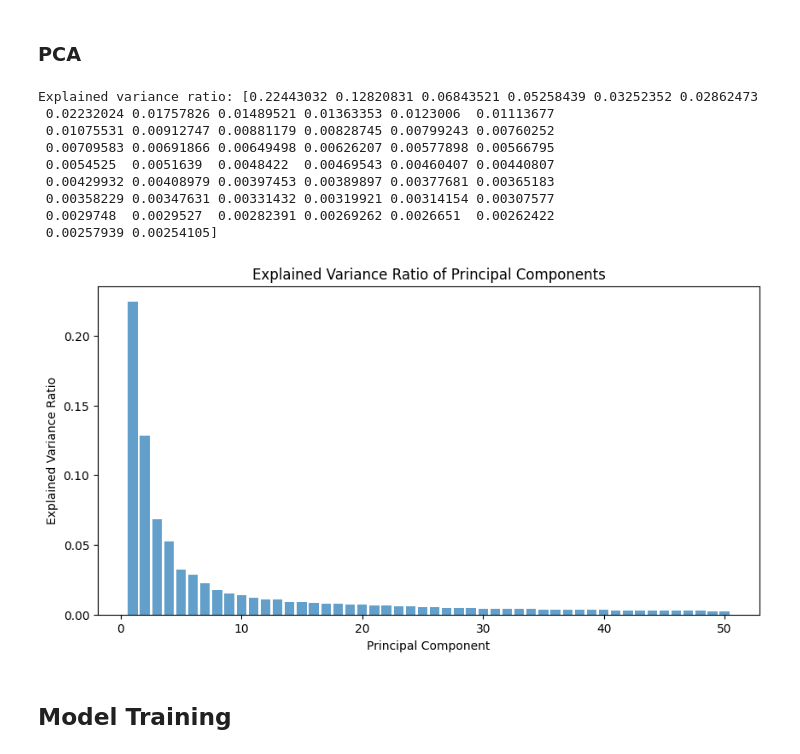
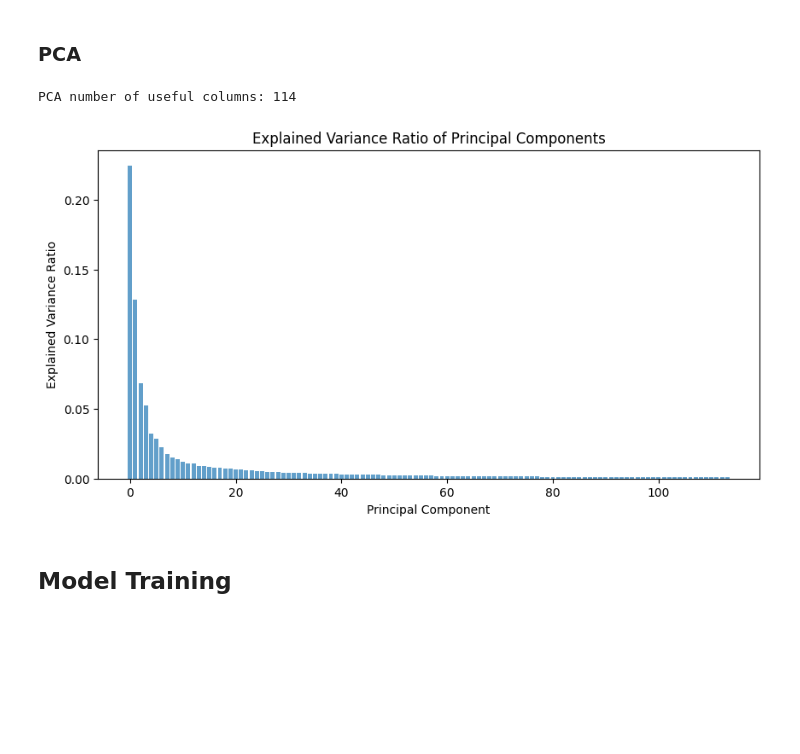
Before and after one commit to 3ab3z2/Machine-fashion-model-mnist, a Jupyter notebook: 20241203-fashion.ipynb, the cells around one changed output. Cells and saved outputs as stored; diff of their text form; code cells hidden in the pictures; blank space fills up the shorter version.

```diff
--- a/20241203-fashion.ipynb
+++ b/20241203-fashion.ipynb
@@ -114,32 +106,21 @@ X_tst= scaler.transform(X_tst)
+# %%
+pca= PCA(0.90)#supply only 90% of the most useful data in the dataset
+# %%
+X_trn= pca.fit_transform(X_trn)
+X_tst= pca.transform(X_tst)
+# %%
+print(f'PCA number of useful columns: {pca.n_components_}')
+# %% [output]
+PCA number of useful columns: 114
 # %%
-# Initialize PCA with the number of components you want to keep
-pca = PCA(n_components=50)
-
-# Fit and transform the training data
-X_trn_pca = pca.fit_transform(X_trn)
-
-# Transform the test data
-X_tst_pca = pca.transform(X_tst)
-
-# Print the explained variance ratio to see how much variance is captured by each component
-print("Explained variance ratio:", pca.explained_variance_ratio_)
 plt.figure(figsize=(10, 5))
-plt.bar(range(1, 51), pca.explained_variance_ratio_, alpha=0.7)
+plt.bar(range(pca.n_components_), pca.explained_variance_ratio_, alpha=0.7)
 plt.xlabel('Principal Component')
 plt.ylabel('Explained Variance Ratio')
 plt.title('Explained Variance Ratio of Principal Components')
 plt.show()
 # %% [output]
-Explained variance ratio: [0.22443032 0.12820831 0.06843521 0.05258439 0.03252352 0.02862473
- 0.02232024 0.01757826 0.01489521 0.01363353 0.0123006  0.01113677
- 0.01075531 0.00912747 0.00881179 0.00828745 0.00799243 0.00760252
- 0.00709583 0.00691866 0.00649498 0.00626207 0.00577898 0.00566795
- 0.0054525  0.0051639  0.0048422  0.00469543 0.00460407 0.00440807
- 0.00429932 0.00408979 0.00397453 0.00389897 0.00377681 0.00365183
- 0.00358229 0.00347631 0.00331432 0.00319921 0.00314154 0.00307577
- 0.0029748  0.0029527  0.00282391 0.00269262 0.0026651  0.00262422
- 0.00257939 0.00254105]
-[figure, old version]
+[figure, new version]
 # %% [markdown]
 ## Model Training
 # %%
```
Also changed, not shown: parts of 29 cells of this notebook, 1 other file.
